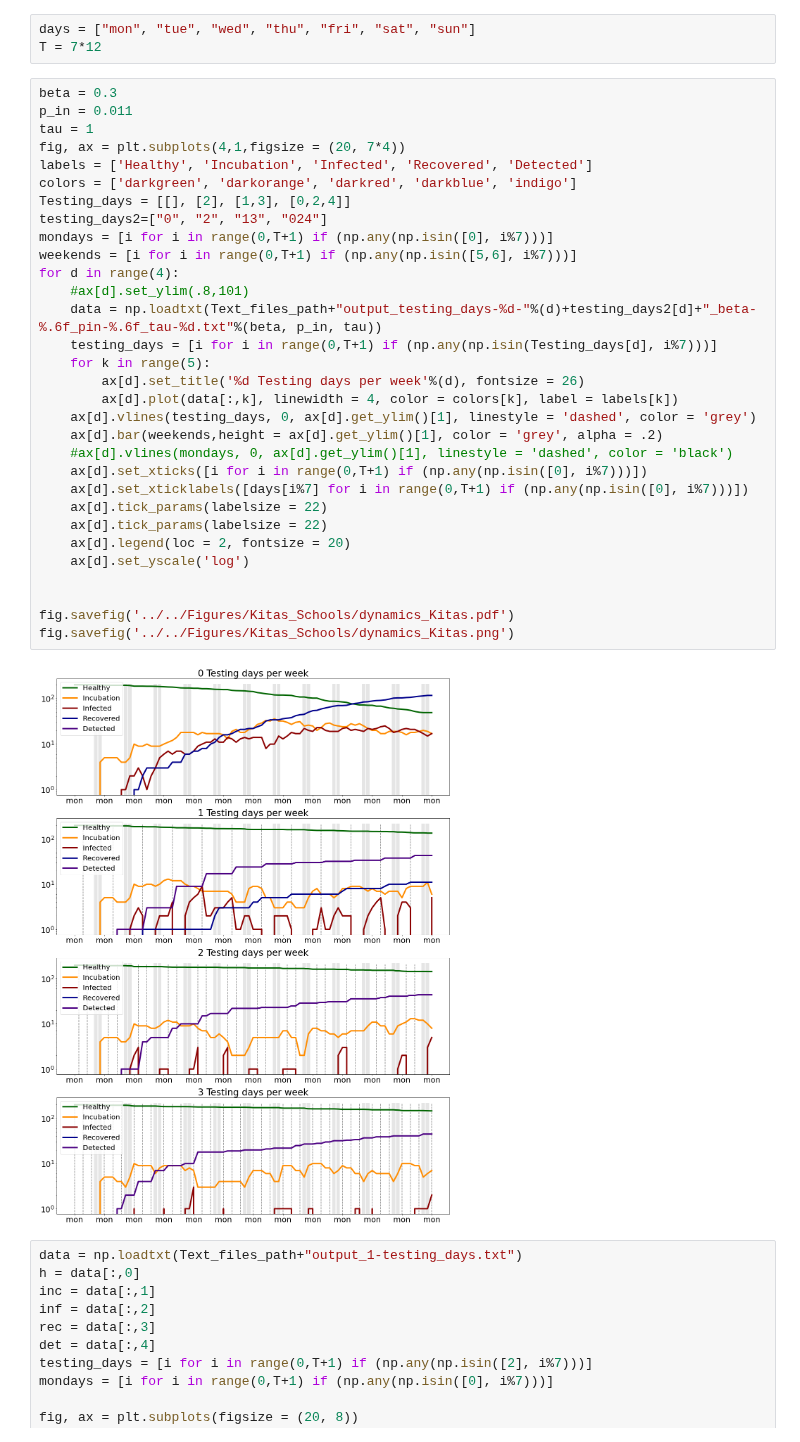
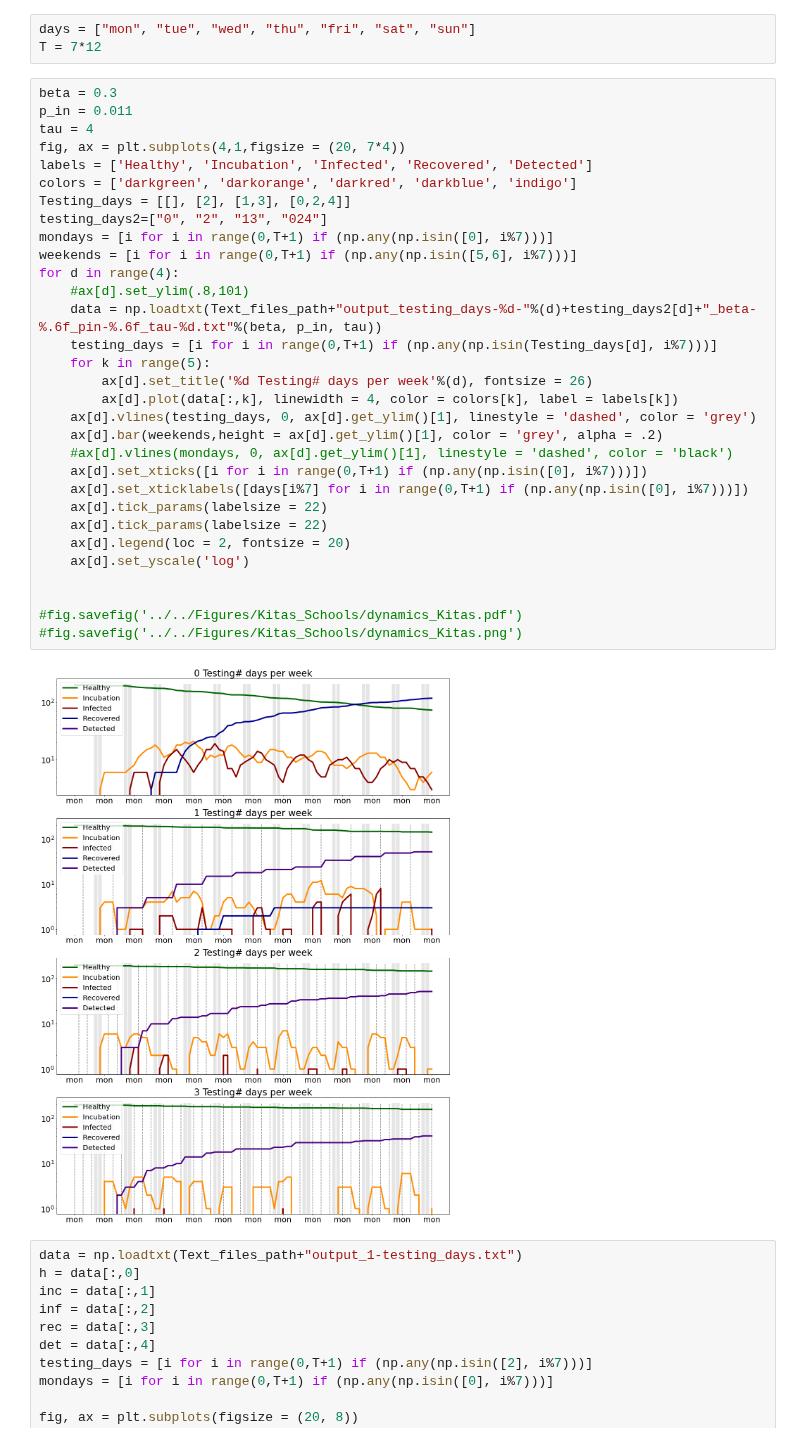
Before and after one commit to betoto008/Epidemiology_2020, a Jupyter notebook: Jupyter_Notebooks/Kitas_Schools/Kitas.ipynb, the cells around one changed output. Cells and saved outputs as stored; diff of their text form.

```diff
--- a/Jupyter_Notebooks/Kitas_Schools/Kitas.ipynb
+++ b/Jupyter_Notebooks/Kitas_Schools/Kitas.ipynb
@@ -33,36 +44,36 @@ T = 7*12
 # %%
 beta = 0.3
 p_in = 0.011
-tau = 1
+tau = 4
 fig, ax = plt.subplots(4,1,figsize = (20, 7*4))
 labels = ['Healthy', 'Incubation', 'Infected', 'Recovered', 'Detected']
 colors = ['darkgreen', 'darkorange', 'darkred', 'darkblue', 'indigo']
 Testing_days = [[], [2], [1,3], [0,2,4]]
 testing_days2=["0", "2", "13", "024"]
 mondays = [i for i in range(0,T+1) if (np.any(np.isin([0], i%7)))]
 weekends = [i for i in range(0,T+1) if (np.any(np.isin([5,6], i%7)))]
 for d in range(4):
     #ax[d].set_ylim(.8,101)
     data = np.loadtxt(Text_files_path+"output_testing_days-%d-"%(d)+testing_days2[d]+"_beta-%.6f_pin-%.6f_tau-%d.txt"%(beta, p_in, tau))
     testing_days = [i for i in range(0,T+1) if (np.any(np.isin(Testing_days[d], i%7)))]
     for k in range(5):
-        ax[d].set_title('%d Testing days per week'%(d), fontsize = 26)
+        ax[d].set_title('%d Testing# days per week'%(d), fontsize = 26)
         ax[d].plot(data[:,k], linewidth = 4, color = colors[k], label = labels[k])
     ax[d].vlines(testing_days, 0, ax[d].get_ylim()[1], linestyle = 'dashed', color = 'grey')
     ax[d].bar(weekends,height = ax[d].get_ylim()[1], color = 'grey', alpha = .2)
     #ax[d].vlines(mondays, 0, ax[d].get_ylim()[1], linestyle = 'dashed', color = 'black')
     ax[d].set_xticks([i for i in range(0,T+1) if (np.any(np.isin([0], i%7)))])
     ax[d].set_xticklabels([days[i%7] for i in range(0,T+1) if (np.any(np.isin([0], i%7)))])
     ax[d].tick_params(labelsize = 22)
     ax[d].tick_params(labelsize = 22)
     ax[d].legend(loc = 2, fontsize = 20)
     ax[d].set_yscale('log')
 
 
-fig.savefig('../../Figures/Kitas_Schools/dynamics_Kitas.pdf')
-fig.savefig('../../Figures/Kitas_Schools/dynamics_Kitas.png')
+#fig.savefig('../../Figures/Kitas_Schools/dynamics_Kitas.pdf')
+#fig.savefig('../../Figures/Kitas_Schools/dynamics_Kitas.png')
 # %% [output]
-[figure, old version]
+[figure, new version]
 # %%
 data = np.loadtxt(Text_files_path+"output_1-testing_days.txt")
 h = data[:,0]
```
Also changed, not shown: parts of 4 cells of this notebook, 44 other files.
